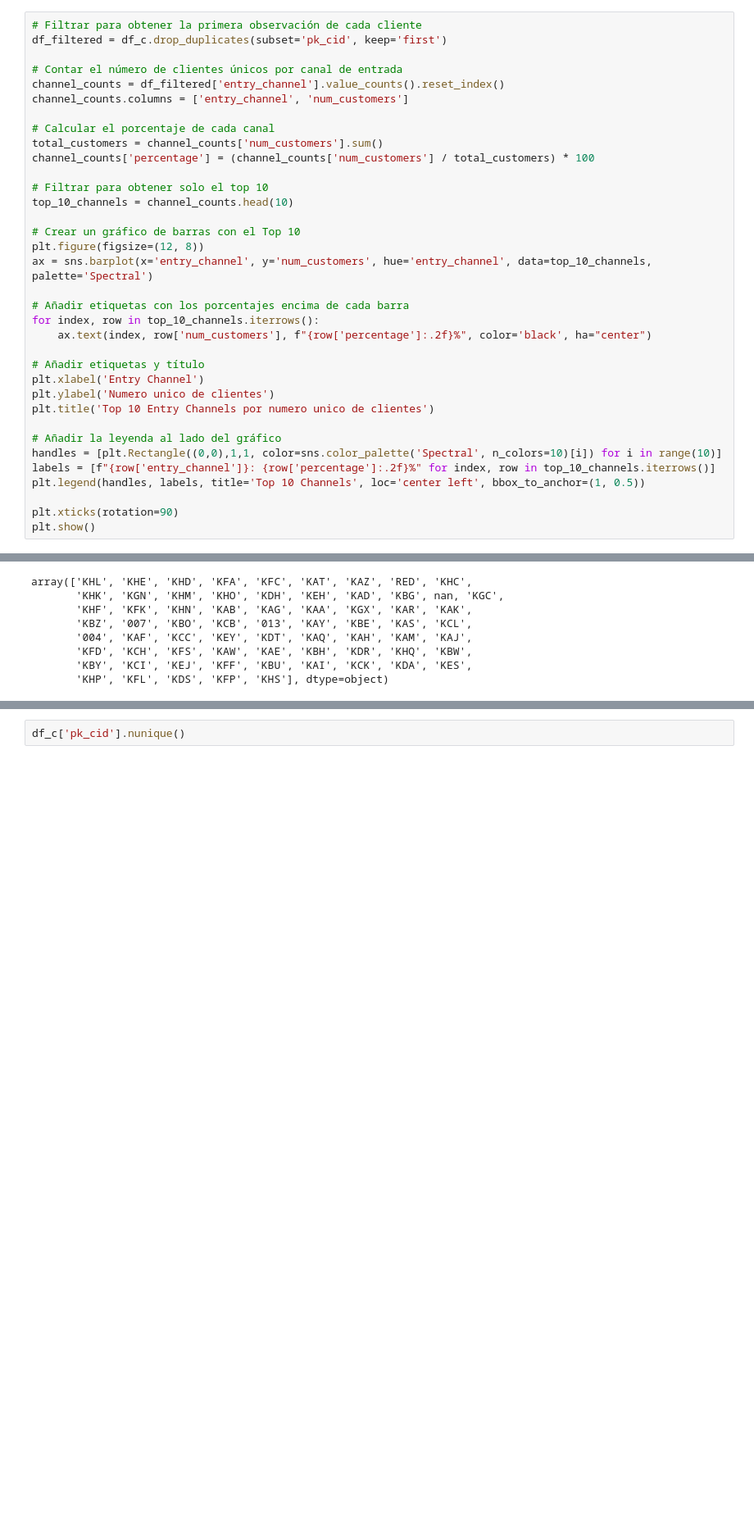
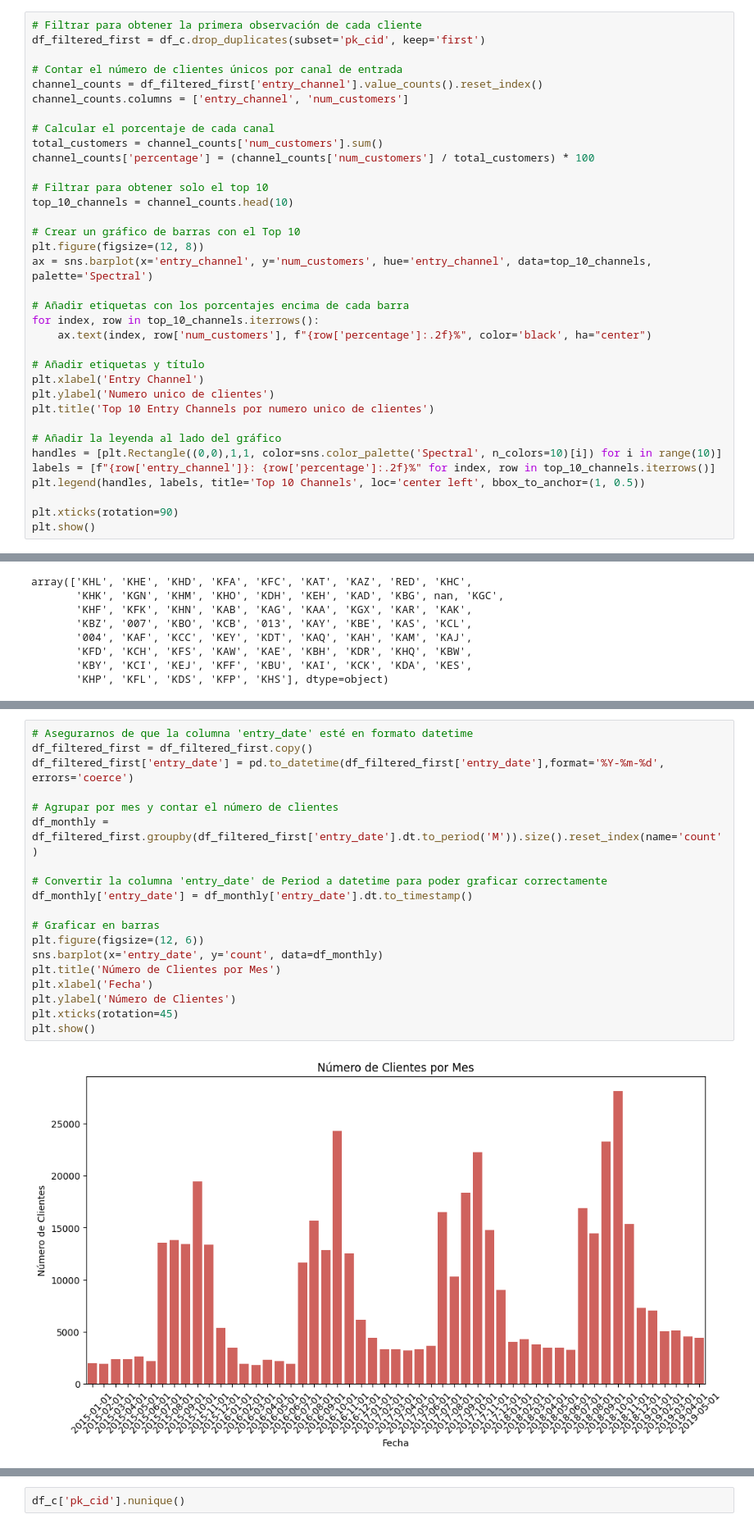
Before and after one commit to jascicz/easy_money_Project, a Jupyter notebook: david-Proyecto.ipynb, the cells around one changed output, grey strips where cells are left out. Shown at 82% size. Drawn from its saved outputs; the diff is of its cells as text; blank space fills up the shorter version.

```diff
--- a/david-Proyecto.ipynb
+++ b/david-Proyecto.ipynb
@@ -221,9 +238,9 @@ styled_df_c
 # %%
 # Filtrar para obtener la primera observación de cada cliente
-df_filtered = df_c.drop_duplicates(subset='pk_cid', keep='first')
+df_filtered_first = df_c.drop_duplicates(subset='pk_cid', keep='first')
 
 # Contar el número de clientes únicos por canal de entrada
-channel_counts = df_filtered['entry_channel'].value_counts().reset_index()
+channel_counts = df_filtered_first['entry_channel'].value_counts().reset_index()
 channel_counts.columns = ['entry_channel', 'num_customers']
 
 # Calcular el porcentaje de cada canal
@@ -270,0 +288,21 @@ Como podemos comprobar, la variable 'entry_channel' tiene muchos valores unicos,
+# %%
+# Asegurarnos de que la columna 'entry_date' esté en formato datetime
+df_filtered_first = df_filtered_first.copy()
+df_filtered_first['entry_date'] = pd.to_datetime(df_filtered_first['entry_date'],format='%Y-%m-%d', errors='coerce')
+
+# Agrupar por mes y contar el número de clientes
+df_monthly = df_filtered_first.groupby(df_filtered_first['entry_date'].dt.to_period('M')).size().reset_index(name='count')
+
+# Convertir la columna 'entry_date' de Period a datetime para poder graficar correctamente
+df_monthly['entry_date'] = df_monthly['entry_date'].dt.to_timestamp()
+
+# Graficar en barras
+plt.figure(figsize=(12, 6))
+sns.barplot(x='entry_date', y='count', data=df_monthly)
+plt.title('Número de Clientes por Mes')
+plt.xlabel('Fecha')
+plt.ylabel('Número de Clientes')
+plt.xticks(rotation=45)
+plt.show()
+# %% [output]
+[figure, added]
```
Also changed, not shown: parts of 12 cells of this notebook, 1 other file.
